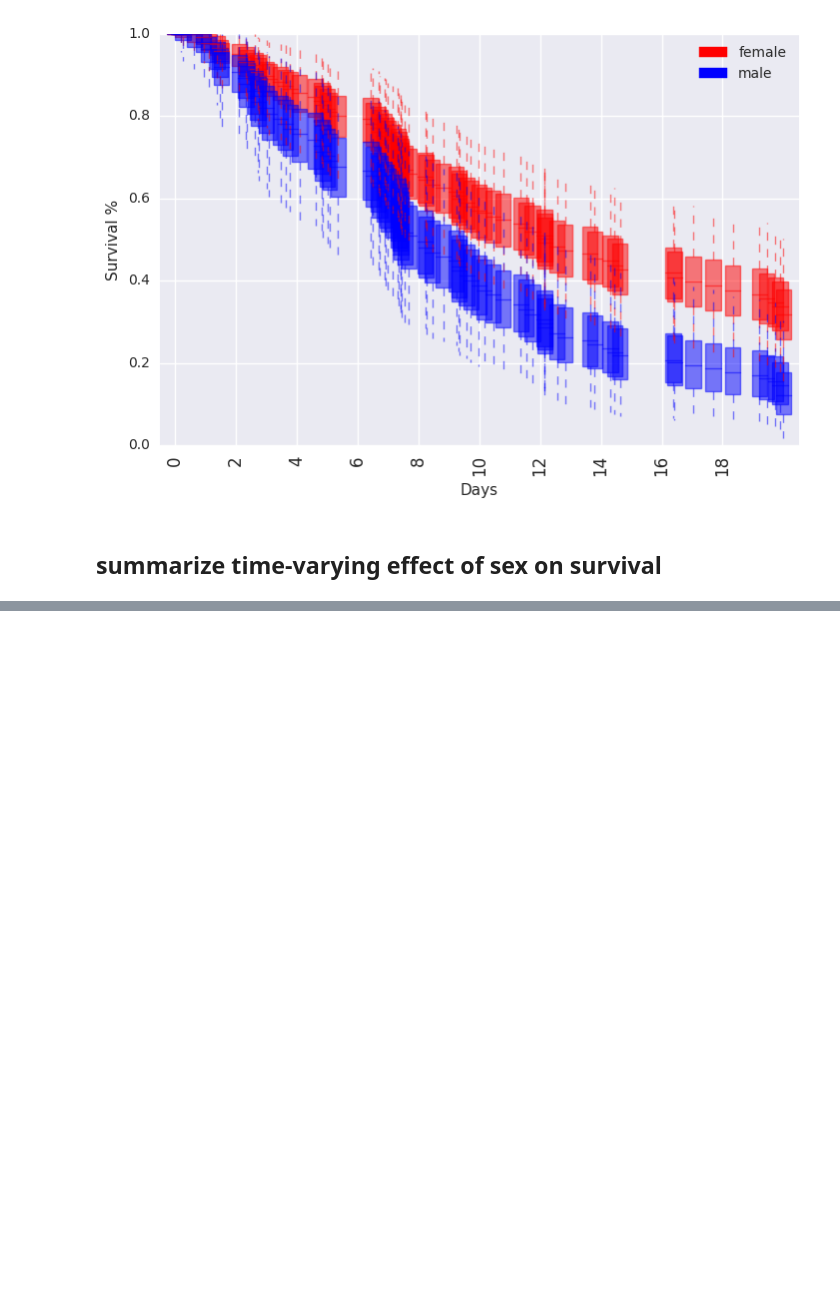
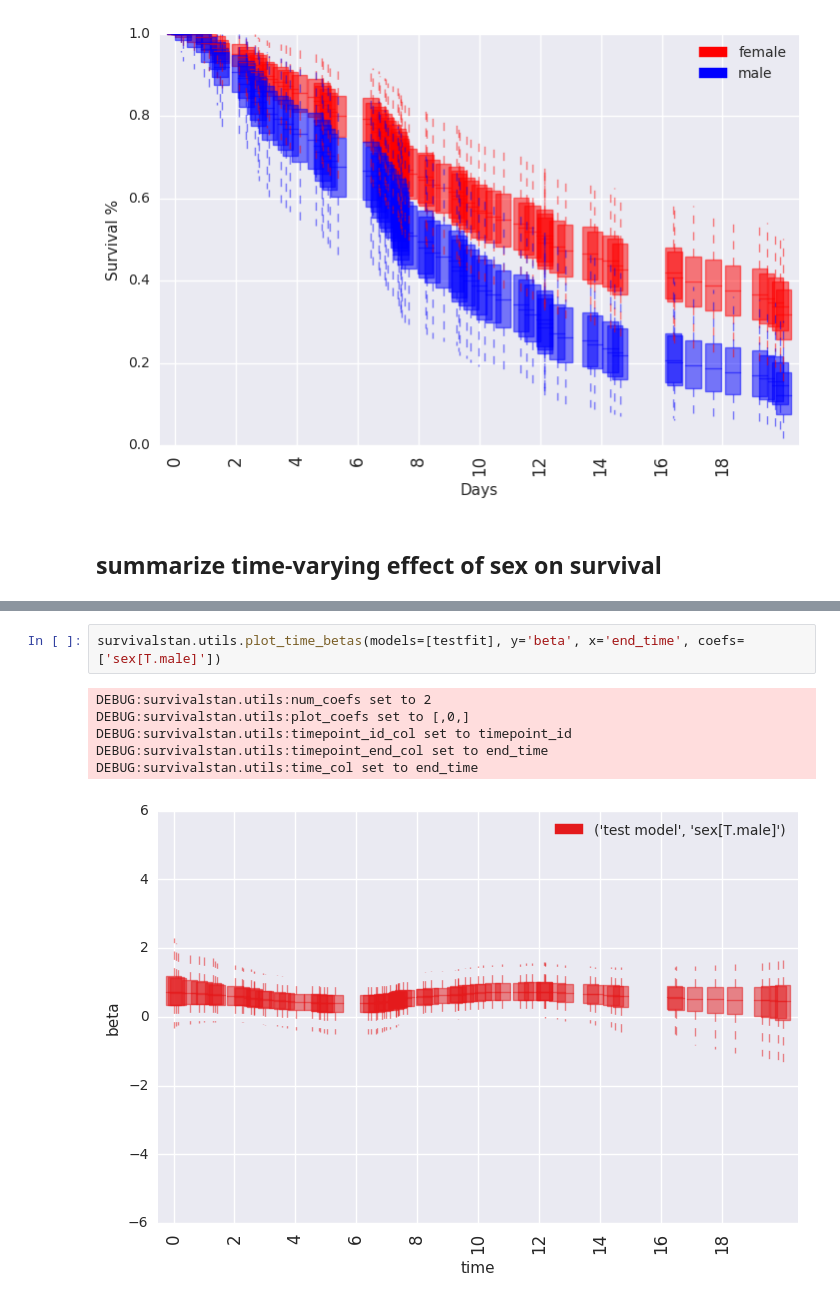
Before and after one commit to hammerlab/survivalstan, a Jupyter notebook: example-notebooks/Test pem_survival_model_timevarying with simulated data.ipynb, the cells around one changed output, grey strips where cells are left out. Drawn from its saved outputs; the diff is of its cells as text; blank space fills up the shorter version.

```diff
--- a/example-notebooks/Test pem_survival_model_timevarying with simulated data.ipynb
+++ b/example-notebooks/Test pem_survival_model_timevarying with simulated data.ipynb
@@ -142,0 +182,9 @@ testfit['time_beta'] = survivalstan.utils.extract_time_betas(testfit)
+# %%
+survivalstan.utils.plot_time_betas(models=[testfit], y='beta', x='end_time', coefs=['sex[T.male]'])
+# %% [output]
+DEBUG:survivalstan.utils:num_coefs set to 2
+DEBUG:survivalstan.utils:plot_coefs set to [,0,]
+DEBUG:survivalstan.utils:timepoint_id_col set to timepoint_id
+DEBUG:survivalstan.utils:timepoint_end_col set to end_time
+DEBUG:survivalstan.utils:time_col set to end_time
+[figure, added]
```
Also changed, not shown: parts of 9 cells of this notebook, 1 other file.
